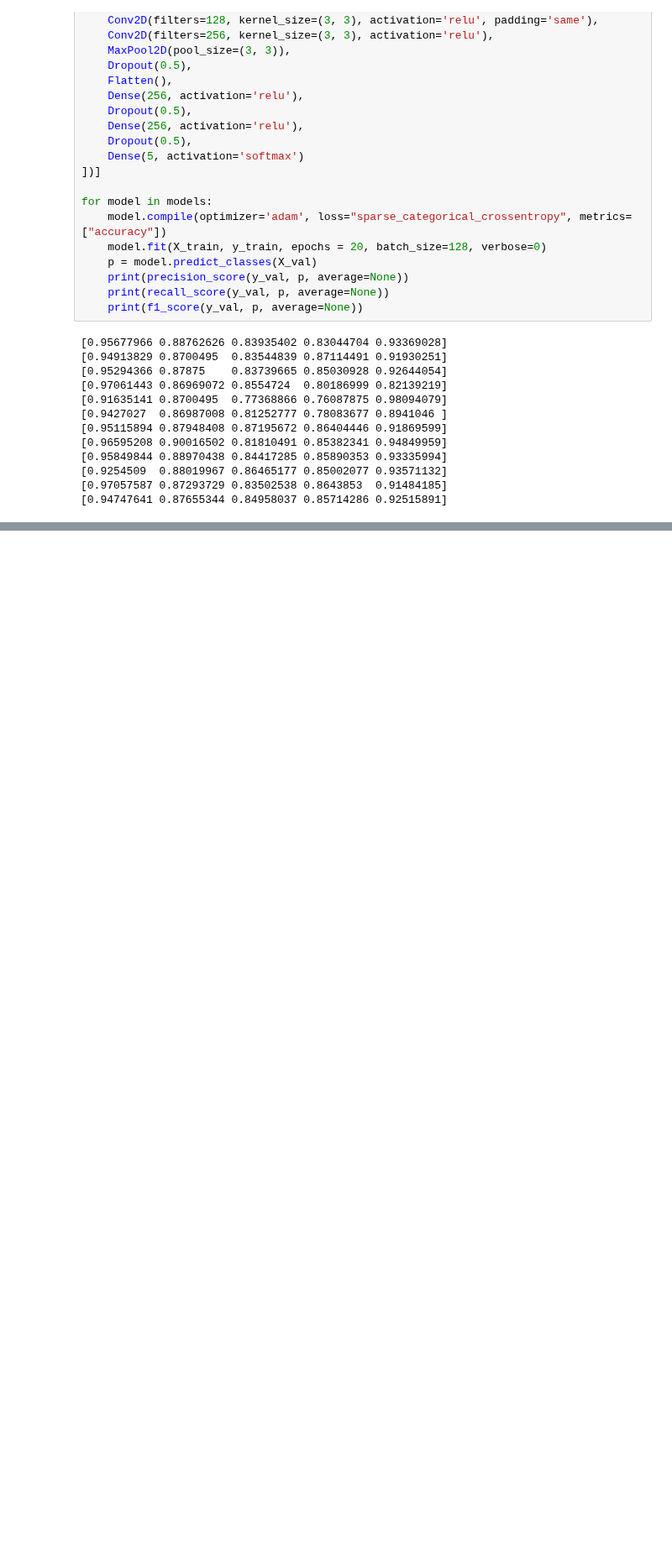
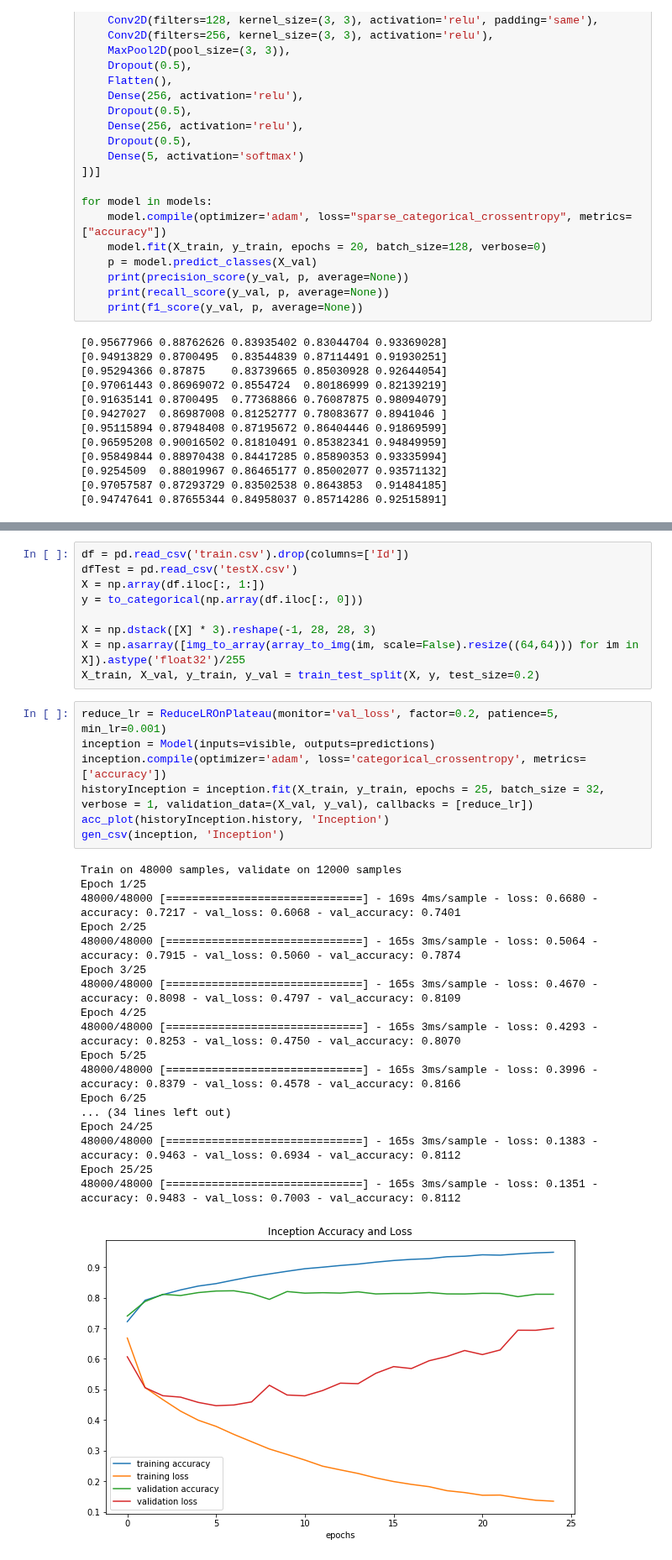
Before and after one commit to Tiankai-Jiang/ECE657A-A3, a Jupyter notebook: part2.ipynb, the cells around one changed output, grey strips where cells are left out. Shown at 84% size. Drawn from its saved outputs; the diff is of its cells as text; blank space fills up the shorter version.

```diff
--- a/part2.ipynb
+++ b/part2.ipynb
@@ -431,0 +803,35 @@ for model in models:
+# %%
+df = pd.read_csv('train.csv').drop(columns=['Id'])
+dfTest = pd.read_csv('testX.csv')
+X = np.array(df.iloc[:, 1:])
+y = to_categorical(np.array(df.iloc[:, 0]))
+
+X = np.dstack([X] * 3).reshape(-1, 28, 28, 3)
+X = np.asarray([img_to_array(array_to_img(im, scale=False).resize((64,64))) for im in X]).astype('float32')/255
+X_train, X_val, y_train, y_val = train_test_split(X, y, test_size=0.2)
+# %%
+reduce_lr = ReduceLROnPlateau(monitor='val_loss', factor=0.2, patience=5, min_lr=0.001)
+inception = Model(inputs=visible, outputs=predictions)
+inception.compile(optimizer='adam', loss='categorical_crossentropy', metrics=['accuracy'])
+historyInception = inception.fit(X_train, y_train, epochs = 25, batch_size = 32, verbose = 1, validation_data=(X_val, y_val), callbacks = [reduce_lr])
+acc_plot(historyInception.history, 'Inception')
+gen_csv(inception, 'Inception')
+# %% [output]
+Train on 48000 samples, validate on 12000 samples
+Epoch 1/25
+48000/48000 [==============================] - 169s 4ms/sample - loss: 0.6680 - accuracy: 0.7217 - val_loss: 0.6068 - val_accuracy: 0.7401
+Epoch 2/25
+48000/48000 [==============================] - 165s 3ms/sample - loss: 0.5064 - accuracy: 0.7915 - val_loss: 0.5060 - val_accuracy: 0.7874
+Epoch 3/25
+48000/48000 [==============================] - 165s 3ms/sample - loss: 0.4670 - accuracy: 0.8098 - val_loss: 0.4797 - val_accuracy: 0.8109
+Epoch 4/25
+48000/48000 [==============================] - 165s 3ms/sample - loss: 0.4293 - accuracy: 0.8253 - val_loss: 0.4750 - val_accuracy: 0.8070
+Epoch 5/25
+48000/48000 [==============================] - 165s 3ms/sample - loss: 0.3996 - accuracy: 0.8379 - val_loss: 0.4578 - val_accuracy: 0.8166
+Epoch 6/25
+... (34 lines left out)
+Epoch 24/25
+48000/48000 [==============================] - 165s 3ms/sample - loss: 0.1383 - accuracy: 0.9463 - val_loss: 0.6934 - val_accuracy: 0.8112
+Epoch 25/25
+48000/48000 [==============================] - 165s 3ms/sample - loss: 0.1351 - accuracy: 0.9483 - val_loss: 0.7003 - val_accuracy: 0.8112
+[figure, added]
```
Also changed, not shown: parts of 46 cells of this notebook, 1 other file.
